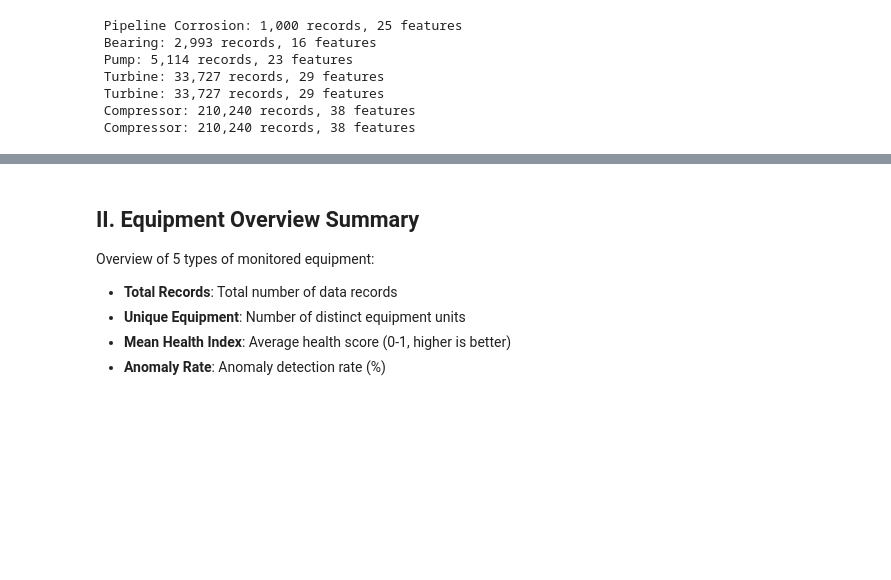
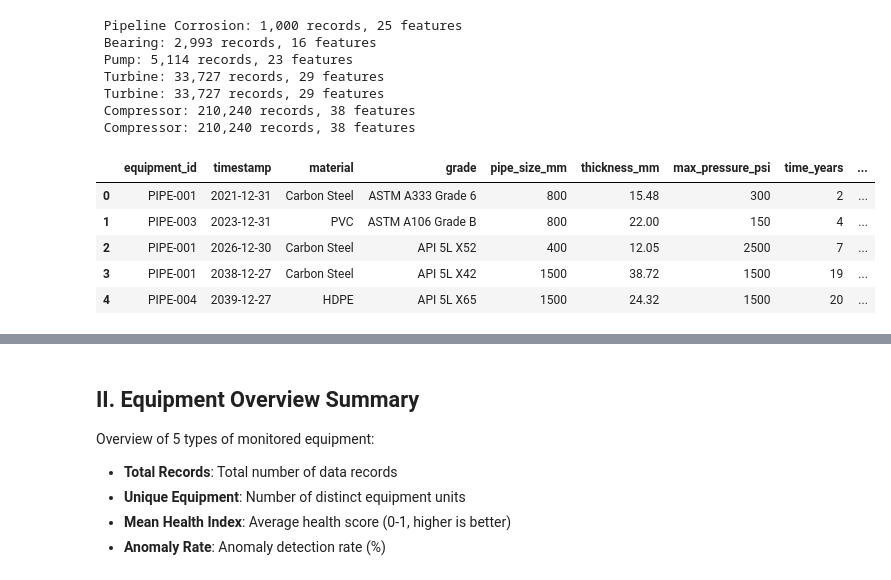
Before and after one commit to k612211560009-dot/Final-BA2, a Jupyter notebook: EDA_notebooks/Multi_Equipment_EDA.ipynb, the cells around one changed output, grey strips where cells are left out. Drawn from its saved outputs; the diff is of its cells as text; code cells hidden in the pictures; blank space fills up the shorter version.

```diff
--- a/EDA_notebooks/Multi_Equipment_EDA.ipynb
+++ b/EDA_notebooks/Multi_Equipment_EDA.ipynb
@@ -114,3 +114,12 @@ print(f" Compressor: {compressor_df.shape[0]:,} records, {compressor_df.shape[1]
  Turbine: 33,727 records, 29 features
  Compressor: 210,240 records, 38 features
  Compressor: 210,240 records, 38 features
+# %%
+corrosion_df.head()
+# %% [output]
+|  | equipment_id | timestamp | material | grade | pipe_size_mm | thickness_mm | max_pressure_psi | time_years | ... |
+| 0 | PIPE-001 | 2021-12-31 | Carbon Steel | ASTM A333 Grade 6 | 800 | 15.48 | 300 | 2 | ... |
+| 1 | PIPE-003 | 2023-12-31 | PVC | ASTM A106 Grade B | 800 | 22.00 | 150 | 4 | ... |
+| 2 | PIPE-001 | 2026-12-30 | Carbon Steel | API 5L X52 | 400 | 12.05 | 2500 | 7 | ... |
+| 3 | PIPE-001 | 2038-12-27 | Carbon Steel | API 5L X42 | 1500 | 38.72 | 1500 | 19 | ... |
+| 4 | PIPE-004 | 2039-12-27 | HDPE | API 5L X65 | 1500 | 24.32 | 1500 | 20 | ... |
```
Also changed, not shown: parts of 1 cell of this notebook, 24 other files.
